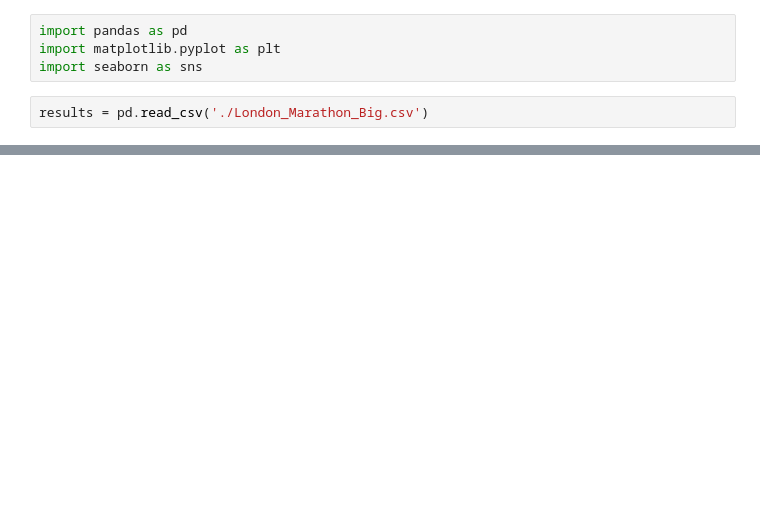
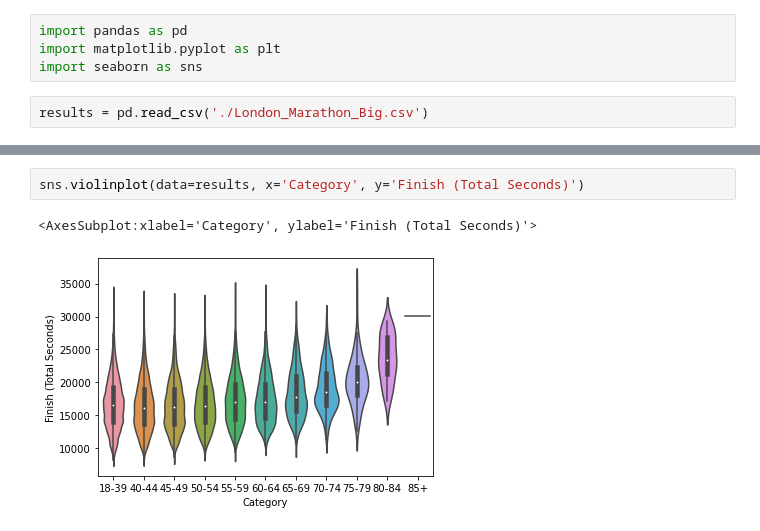
Before and after one commit to michaelwalshe/scrape_london_marathon, a Jupyter notebook: london_plotter.ipynb, the cells around one changed output, grey strips where cells are left out. Drawn from its saved outputs; the diff is of its cells as text; blank space fills up the shorter version.

```diff
--- a/london_plotter.ipynb
+++ b/london_plotter.ipynb
@@ -27,0 +28,5 @@ sns.violinplot(data=results, x='Sex', y='Finish (Total Seconds)')
+# %%
+sns.violinplot(data=results, x='Category', y='Finish (Total Seconds)')
+# %% [output]
+<AxesSubplot:xlabel='Category', ylabel='Finish (Total Seconds)'>
+[figure, added]
```
Also changed, not shown: parts of 2 cells of this notebook, 2 other files.
